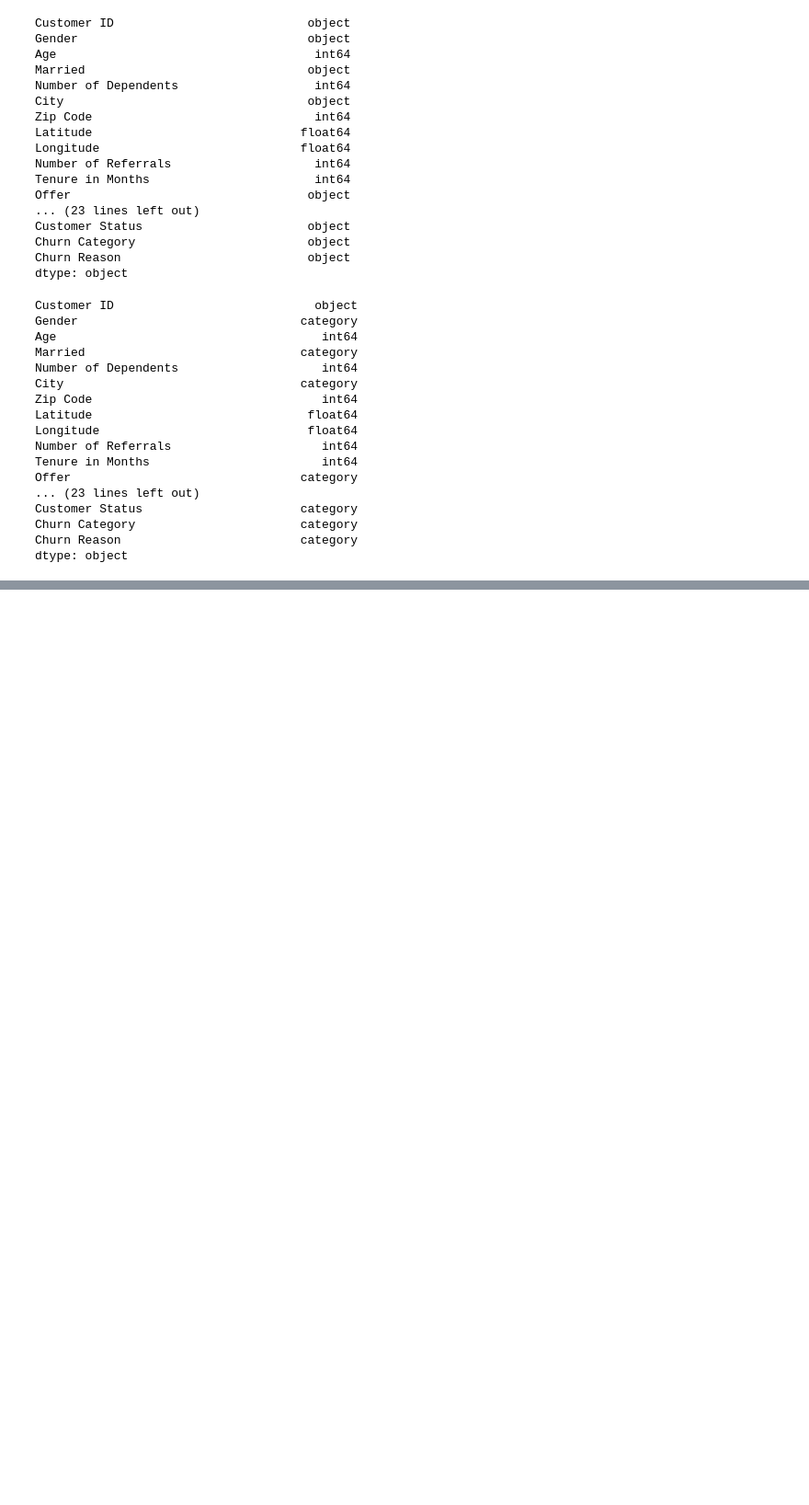
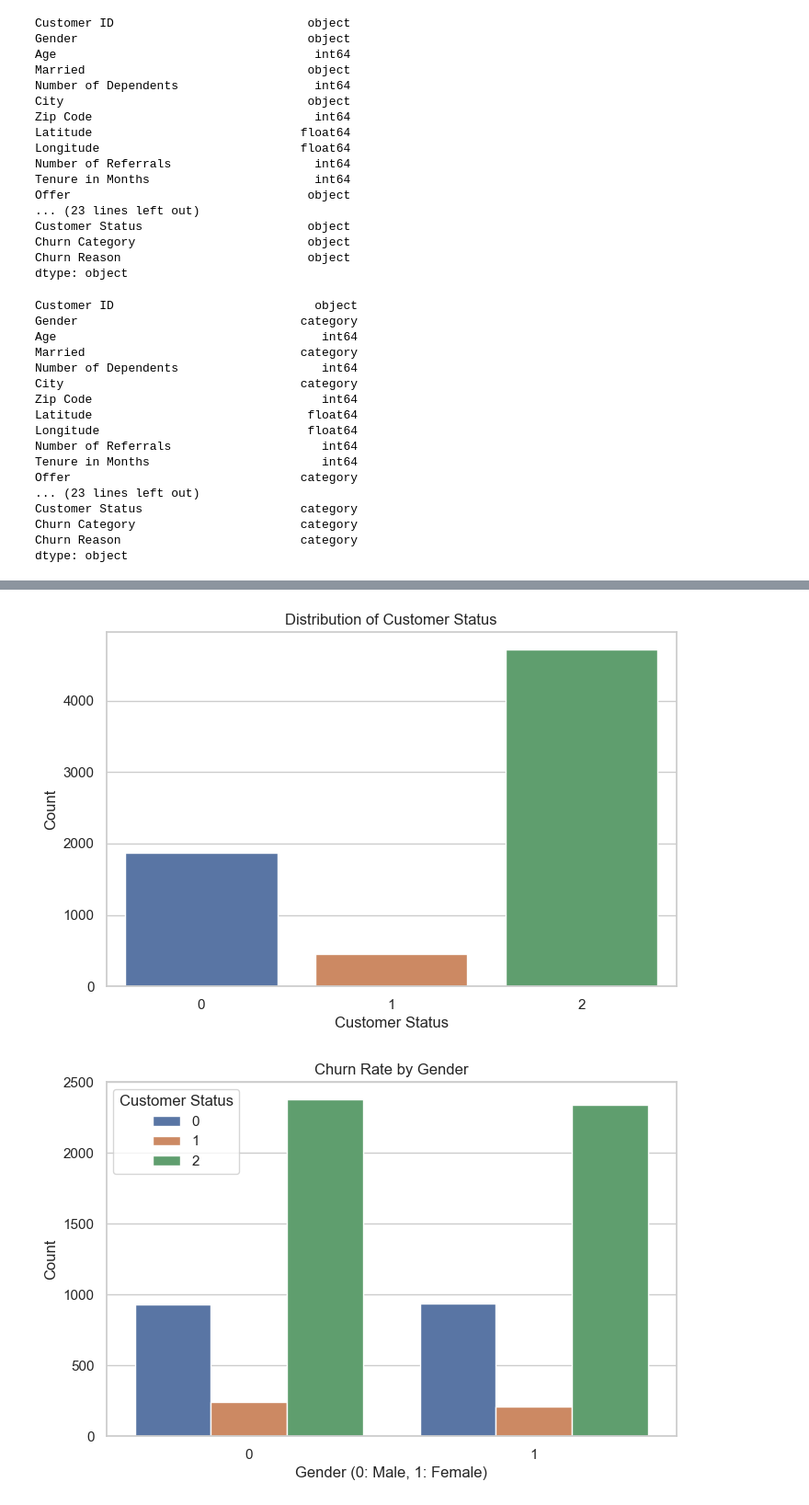
Before and after one commit to khanhgeo/DASC6910-GraduateProject, a Jupyter notebook: 02.Code/TelcoChurn EDA and Model.ipynb, the cells around one changed output, grey strips where cells are left out. Shown: that part at 92% size. Saved outputs shown, nothing was run; the diff lists cells and outputs as text; code cells hidden in the pictures; blank space fills up the shorter version.

```diff
--- a/02.Code/TelcoChurn EDA and Model.ipynb
+++ b/02.Code/TelcoChurn EDA and Model.ipynb
@@ -150,0 +171,13 @@ basic_info, summary_statistics, correlation_matrix
+# %%
+# Read dataset
+data = pd.read_csv('../01.Data/telecom_customer_churn.csv')
+
+# Check for missing values in each column
+missing_values = data.isnull().sum()
+
+# Summary of data types and unique counts for categorical variables to plan for encoding
+data_types = data.dtypes
+unique_counts = data.select_dtypes(include=['object', 'category']).apply(lambda x: x.nunique())
+
+# Display missing values, data types, and unique counts for categorical variables
+missing_values, data_types, unique_counts
@@ -150,0 +264,35 @@ basic_info, summary_statistics, correlation_matrix
+# %%
+import matplotlib.pyplot as plt
+import seaborn as sns
+
+# Setting the aesthetics for plots
+sns.set(style="whitegrid")
+
+# Exploratory Data Analysis: Visualizing the distribution of churn
+plt.figure(figsize=(8, 5))
+sns.countplot(x='Customer Status', data=data)
+plt.title('Distribution of Customer Status')
+plt.xlabel('Customer Status')
+plt.ylabel('Count')
+plt.show()
+
+# Analyzing churn rate by gender
+plt.figure(figsize=(8, 5))
+sns.countplot(x='Gender', hue='Customer Status', data=data)
+plt.title('Churn Rate by Gender')
+plt.xlabel('Gender (0: Male, 1: Female)')
+plt.ylabel('Count')
+plt.legend(title='Customer Status')
+plt.show()
+
+# Analyzing churn rate by contract type
+plt.figure(figsize=(8, 5))
+sns.countplot(x='Contract', hue='Customer Status', data=data)
+plt.title('Churn Rate by Contract Type')
+plt.xlabel('Contract Type')
+plt.ylabel('Count')
+plt.legend(title='Customer Status')
+plt.show()
+# %% [output]
+[figure, added]
+[figure, added]
```
Also changed, not shown: parts of 13 cells of this notebook, 1 other file.
